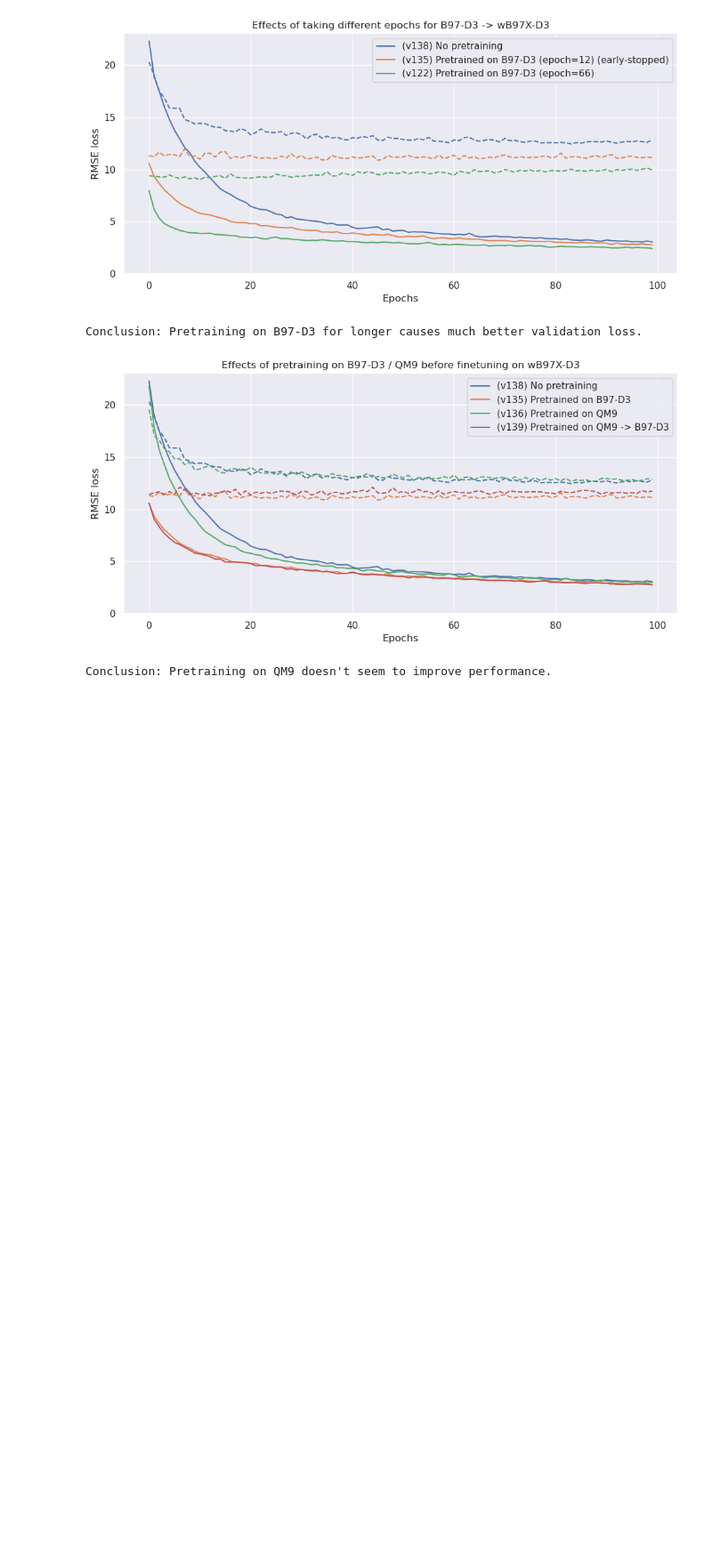
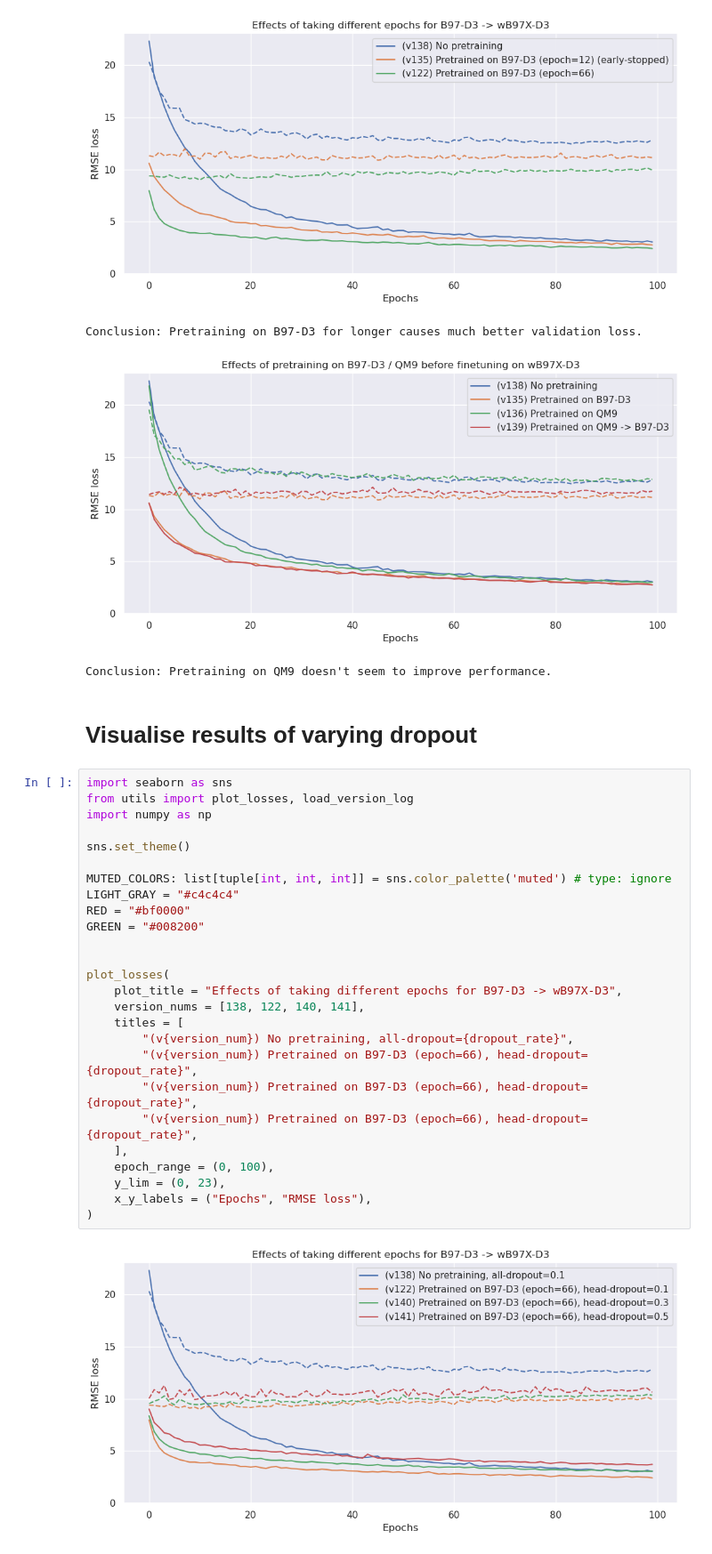
Before and after one commit to EvitanRelta/reaction-geognn, a Jupyter notebook: results.ipynb, the cells around one changed output. Shown at 89% size. Saved outputs shown, nothing was run; the diff lists cells and outputs as text; blank space fills up the shorter version.

Commit message:
Add plots for varied dropout experiment

```diff
--- a/results.ipynb
+++ b/results.ipynb
@@ -124,3 +124,33 @@ Conclusion: Pretraining on QM9 for longer causes slightly worse validation loss.
 Conclusion: Pretraining on B97-D3 for longer causes much better validation loss.
 [figure]
 Conclusion: Pretraining on QM9 doesn't seem to improve performance.
+# %% [markdown]
+# Visualise results of varying dropout
+# %%
+import seaborn as sns
+from utils import plot_losses, load_version_log
+import numpy as np
+
+sns.set_theme()
+
+MUTED_COLORS: list[tuple[int, int, int]] = sns.color_palette('muted') # type: ignore
+LIGHT_GRAY = "#c4c4c4"
+RED = "#bf0000"
+GREEN = "#008200"
+
+
+plot_losses(
+    plot_title = "Effects of taking different epochs for B97-D3 -> wB97X-D3",
+    version_nums = [138, 122, 140, 141],
+    titles = [
+        "(v{version_num}) No pretraining, all-dropout={dropout_rate}",
+        "(v{version_num}) Pretrained on B97-D3 (epoch=66), head-dropout={dropout_rate}",
+        "(v{version_num}) Pretrained on B97-D3 (epoch=66), head-dropout={dropout_rate}",
+        "(v{version_num}) Pretrained on B97-D3 (epoch=66), head-dropout={dropout_rate}",
+    ],
+    epoch_range = (0, 100),
+    y_lim = (0, 23),
+    x_y_labels = ("Epochs", "RMSE loss"),
+)
+# %% [output]
+[figure, added]
```
